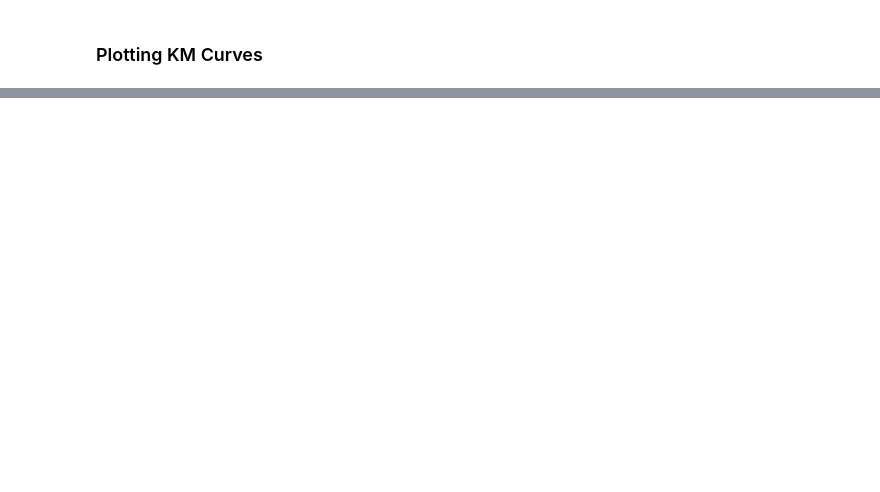
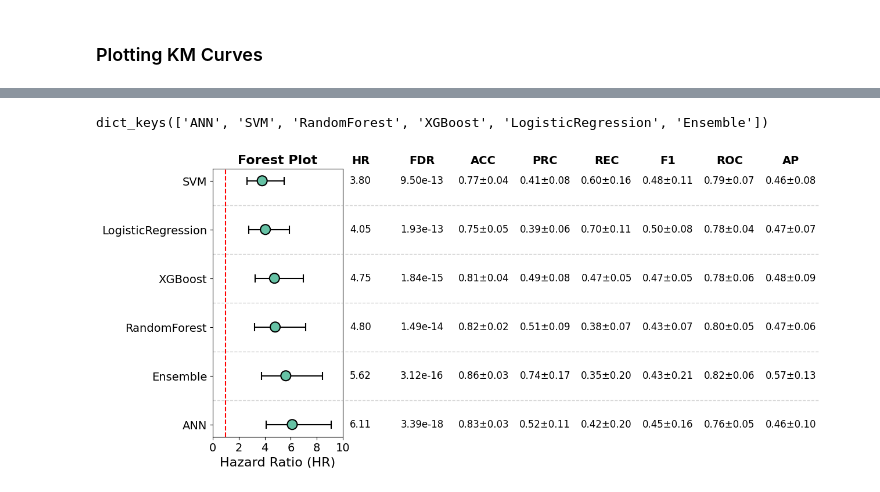
Before and after one commit to JackWJW/LGG_Prognosis_Prediction, a Jupyter notebook: Final_Model_Training_Evaluation.ipynb, the cells around one changed output, grey strips where cells are left out. Saved outputs shown, nothing was run; the diff lists cells and outputs as text; code cells hidden in the pictures; blank space fills up the shorter version.

```diff
--- a/Final_Model_Training_Evaluation.ipynb
+++ b/Final_Model_Training_Evaluation.ipynb
@@ -571,2 +670,7 @@ metrics_df
+# %%
+plot_forest(survival_results, metrics_df)
+# %% [output]
+dict_keys(['ANN', 'SVM', 'RandomForest', 'XGBoost', 'LogisticRegression', 'Ensemble'])
+[figure, added]
 # %%
 metrics_df.to_csv("./Final_Model_Metrics.csv")
```
Also changed, not shown: parts of 11 cells of this notebook, 1 other file.
